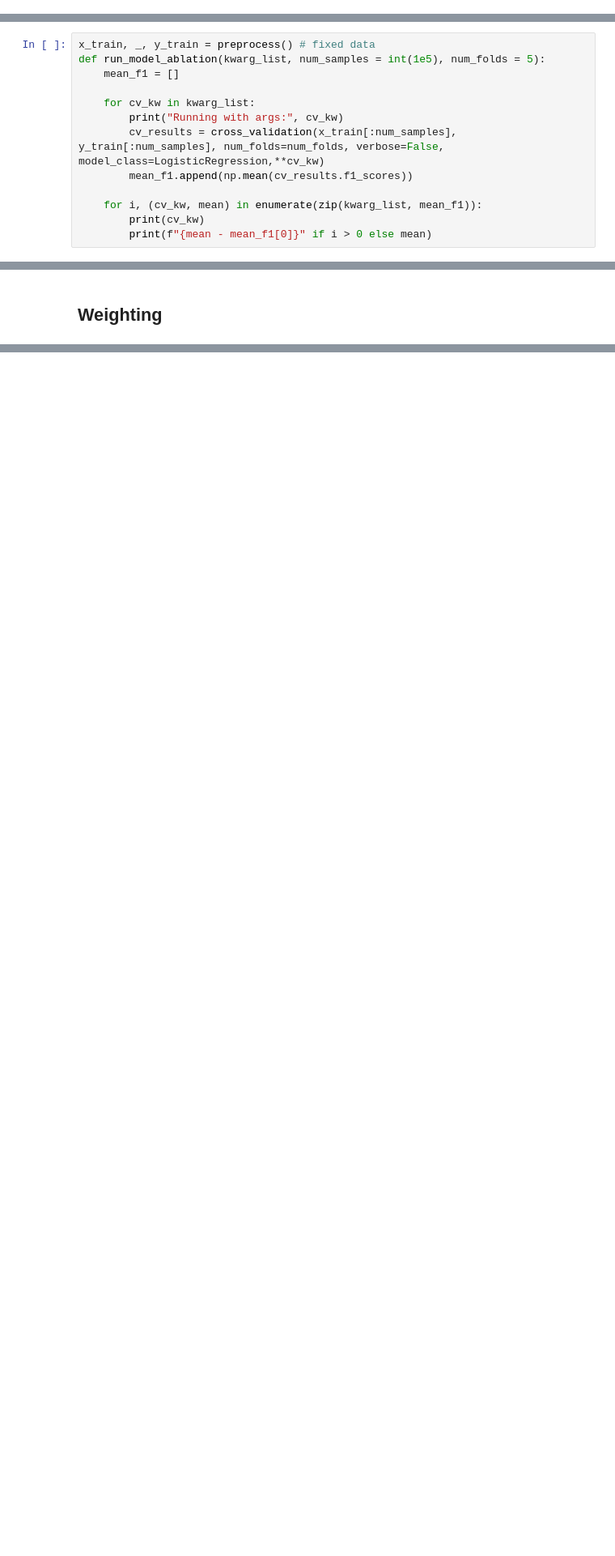
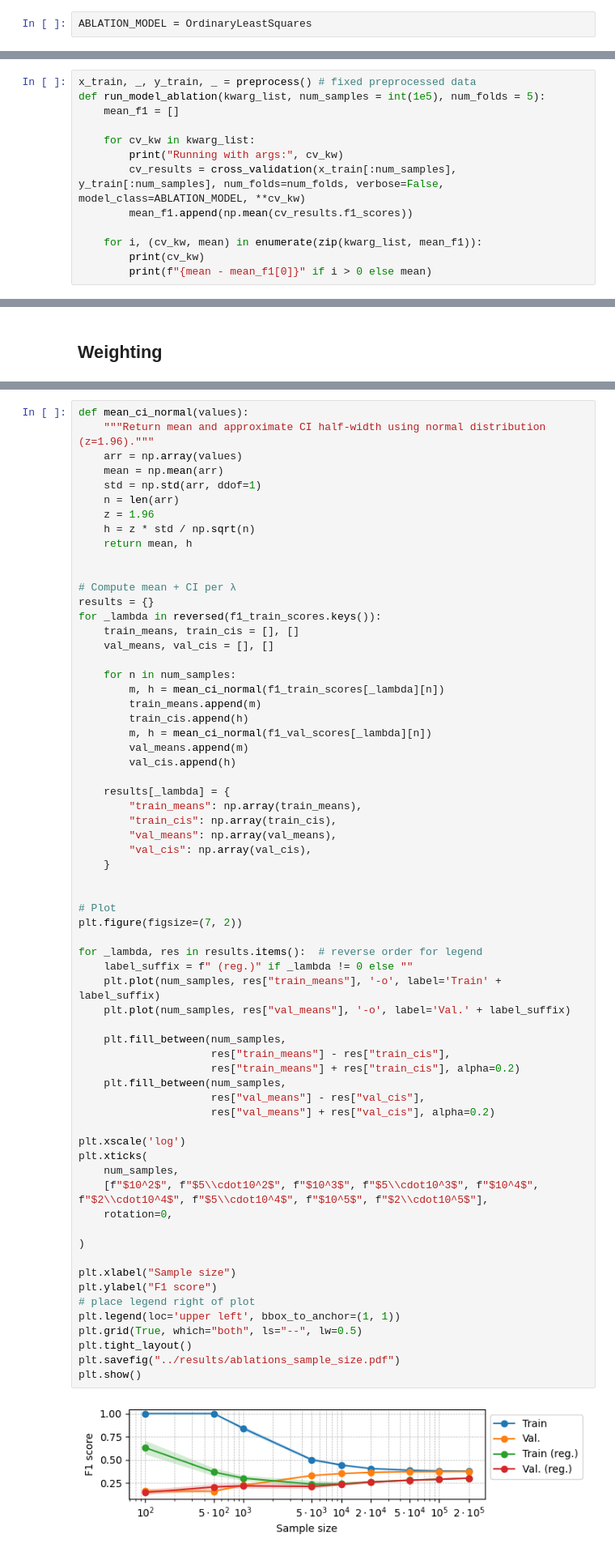
Before and after one commit to betty-gures/cs433project1, a Jupyter notebook: notebooks/006_ablations.ipynb, the cells around one changed output, grey strips where cells are left out. Shown at 81% size. Saved outputs shown, nothing was run; the diff lists cells and outputs as text; blank space fills up the shorter version.

```diff
--- a/notebooks/006_ablations.ipynb
+++ b/notebooks/006_ablations.ipynb
@@ -14,6 +16,8 @@ from model_selection import cross_validation
 
 %load_ext autoreload
 %autoreload 2
+# %%
+ABLATION_MODEL = OrdinaryLeastSquares
 # %%
 def append_jsonl(obj, path):
     """Append a dataclass (or dict) as one JSON line to a file."""
@@ -89,13 +91,13 @@ Replacing missing value codes with np.nan...
 # %% [markdown]
 # Model ablations
 # %%
-x_train, _, y_train = preprocess() # fixed data
+x_train, _, y_train, _ = preprocess() # fixed preprocessed data
 def run_model_ablation(kwarg_list, num_samples = int(1e5), num_folds = 5):
     mean_f1 = []
 
     for cv_kw in kwarg_list:
         print("Running with args:", cv_kw)
-        cv_results = cross_validation(x_train[:num_samples], y_train[:num_samples], num_folds=num_folds, verbose=False, model_class=LogisticRegression,**cv_kw)
+        cv_results = cross_validation(x_train[:num_samples], y_train[:num_samples], num_folds=num_folds, verbose=False, model_class=ABLATION_MODEL, **cv_kw)
         mean_f1.append(np.mean(cv_results.f1_scores))
 
     for i, (cv_kw, mean) in enumerate(zip(kwarg_list, mean_f1)):
@@ -130,0 +217,67 @@ Starting fold 5/5 with 8000 samples
+# %%
+def mean_ci_normal(values):
+    """Return mean and approximate CI half-width using normal distribution (z=1.96)."""
+    arr = np.array(values)
+    mean = np.mean(arr)
+    std = np.std(arr, ddof=1)
+    n = len(arr)
+    z = 1.96
+    h = z * std / np.sqrt(n)
+    return mean, h
+
+
+# Compute mean + CI per λ
+results = {}
+for _lambda in reversed(f1_train_scores.keys()):
+    train_means, train_cis = [], []
+    val_means, val_cis = [], []
+
+    for n in num_samples:
+        m, h = mean_ci_normal(f1_train_scores[_lambda][n])
+        train_means.append(m)
+        train_cis.append(h)
+        m, h = mean_ci_normal(f1_val_scores[_lambda][n])
+        val_means.append(m)
+        val_cis.append(h)
+
+    results[_lambda] = {
+        "train_means": np.array(train_means),
+        "train_cis": np.array(train_cis),
+        "val_means": np.array(val_means),
+        "val_cis": np.array(val_cis),
+    }
+
+
+# Plot
+plt.figure(figsize=(7, 2))
+
+for _lambda, res in results.items():  # reverse order for legend
+    label_suffix = f" (reg.)" if _lambda != 0 else ""
+    plt.plot(num_samples, res["train_means"], '-o', label='Train' + label_suffix)
+    plt.plot(num_samples, res["val_means"], '-o', label='Val.' + label_suffix)
+
+    plt.fill_between(num_samples,
+                     res["train_means"] - res["train_cis"],
+                     res["train_means"] + res["train_cis"], alpha=0.2)
+    plt.fill_between(num_samples,
+                     res["val_means"] - res["val_cis"],
+                     res["val_means"] + res["val_cis"], alpha=0.2)
+
+plt.xscale('log')
+plt.xticks(
+    num_samples,
+    [f"$10^2$", f"$5\\cdot10^2$", f"$10^3$", f"$5\\cdot10^3$", f"$10^4$", f"$2\\cdot10^4$", f"$5\\cdot10^4$", f"$10^5$", f"$2\\cdot10^5$"],
+    rotation=0,
+
+)
+
+plt.xlabel("Sample size")
+plt.ylabel("F1 score")
+# place legend right of plot
+plt.legend(loc='upper left', bbox_to_anchor=(1, 1))
+plt.grid(True, which="both", ls="--", lw=0.5)
+plt.tight_layout()
+plt.savefig("../results/ablations_sample_size.pdf")
+plt.show()
+# %% [output]
+[figure, added]
```
Also changed, not shown: parts of 18 cells of this notebook, 25 other files.
